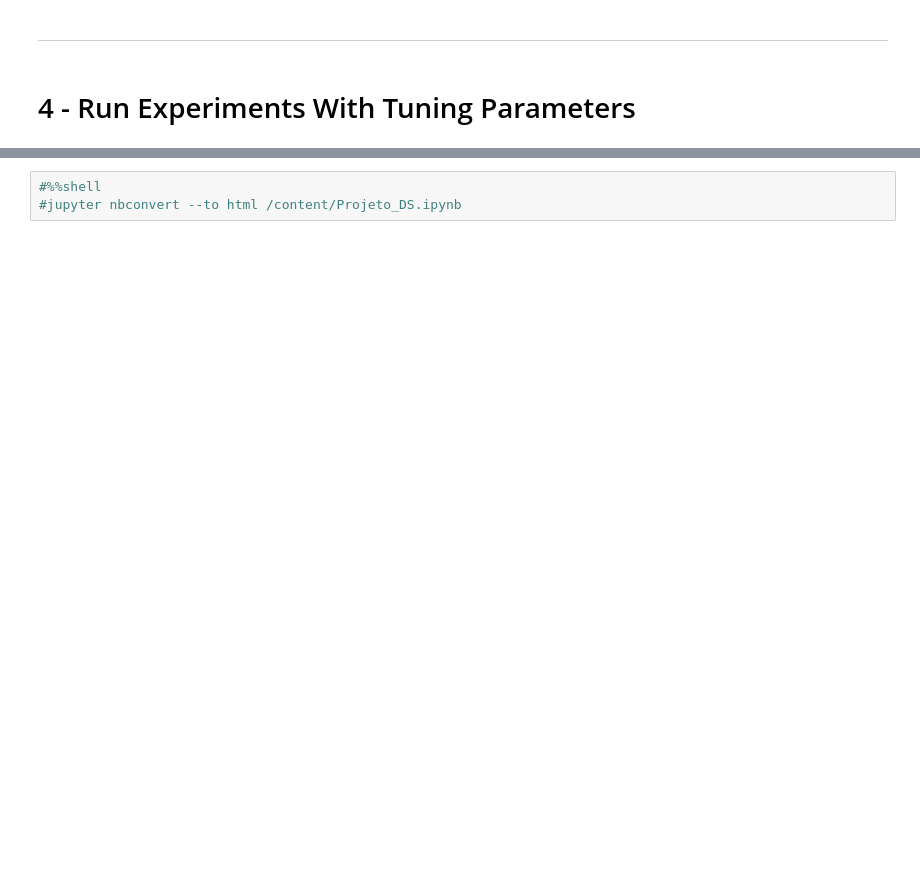
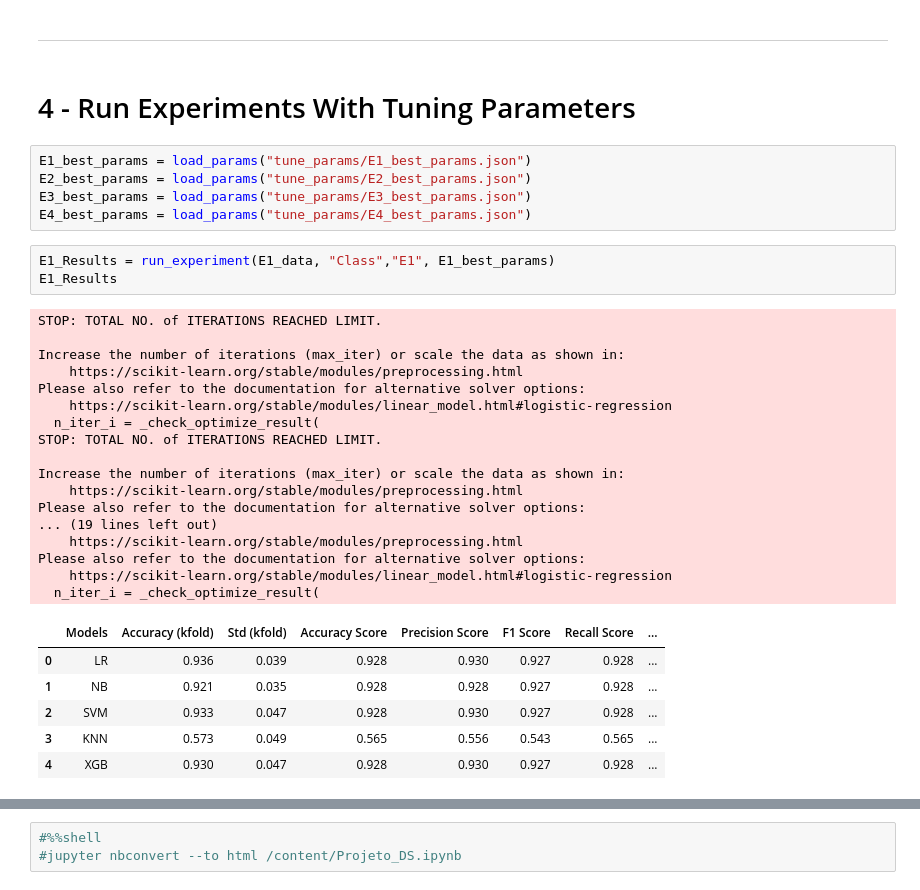
Before and after one commit to DiegoPaezA/Cancer-Classification, a Jupyter notebook: Projeto_Cancer.ipynb, the cells around one changed output, grey strips where cells are left out. Cells and saved outputs as stored; diff of their text form; blank space fills up the shorter version.

Commit message:
complete experiments

```diff
--- a/Projeto_Cancer.ipynb
+++ b/Projeto_Cancer.ipynb
@@ -418,3 +373,35 @@ Tuned parameters saved to ...
 ---
 # %% [markdown]
 # 4 - Run Experiments With Tuning Parameters
+# %%
+E1_best_params = load_params("tune_params/E1_best_params.json")
+E2_best_params = load_params("tune_params/E2_best_params.json")
+E3_best_params = load_params("tune_params/E3_best_params.json")
+E4_best_params = load_params("tune_params/E4_best_params.json")
+# %%
+E1_Results = run_experiment(E1_data, "Class","E1", E1_best_params)
+E1_Results
+# %% [output]
+STOP: TOTAL NO. of ITERATIONS REACHED LIMIT.
+
+Increase the number of iterations (max_iter) or scale the data as shown in:
+    https://scikit-learn.org/stable/modules/preprocessing.html
+Please also refer to the documentation for alternative solver options:
+    https://scikit-learn.org/stable/modules/linear_model.html#logistic-regression
+  n_iter_i = _check_optimize_result(
+STOP: TOTAL NO. of ITERATIONS REACHED LIMIT.
+
+Increase the number of iterations (max_iter) or scale the data as shown in:
+    https://scikit-learn.org/stable/modules/preprocessing.html
+Please also refer to the documentation for alternative solver options:
+... (19 lines left out)
+    https://scikit-learn.org/stable/modules/preprocessing.html
+Please also refer to the documentation for alternative solver options:
+    https://scikit-learn.org/stable/modules/linear_model.html#logistic-regression
+  n_iter_i = _check_optimize_result(
+|  | Models | Accuracy (kfold) | Std (kfold) | Accuracy Score | Precision Score | F1 Score | Recall Score | ... |
+| 0 | LR | 0.936 | 0.039 | 0.928 | 0.930 | 0.927 | 0.928 | ... |
+| 1 | NB | 0.921 | 0.035 | 0.928 | 0.928 | 0.927 | 0.928 | ... |
+| 2 | SVM | 0.933 | 0.047 | 0.928 | 0.930 | 0.927 | 0.928 | ... |
+| 3 | KNN | 0.573 | 0.049 | 0.565 | 0.556 | 0.543 | 0.565 | ... |
+| 4 | XGB | 0.930 | 0.047 | 0.928 | 0.930 | 0.927 | 0.928 | ... |
```
Also changed, not shown: parts of 18 cells of this notebook.
